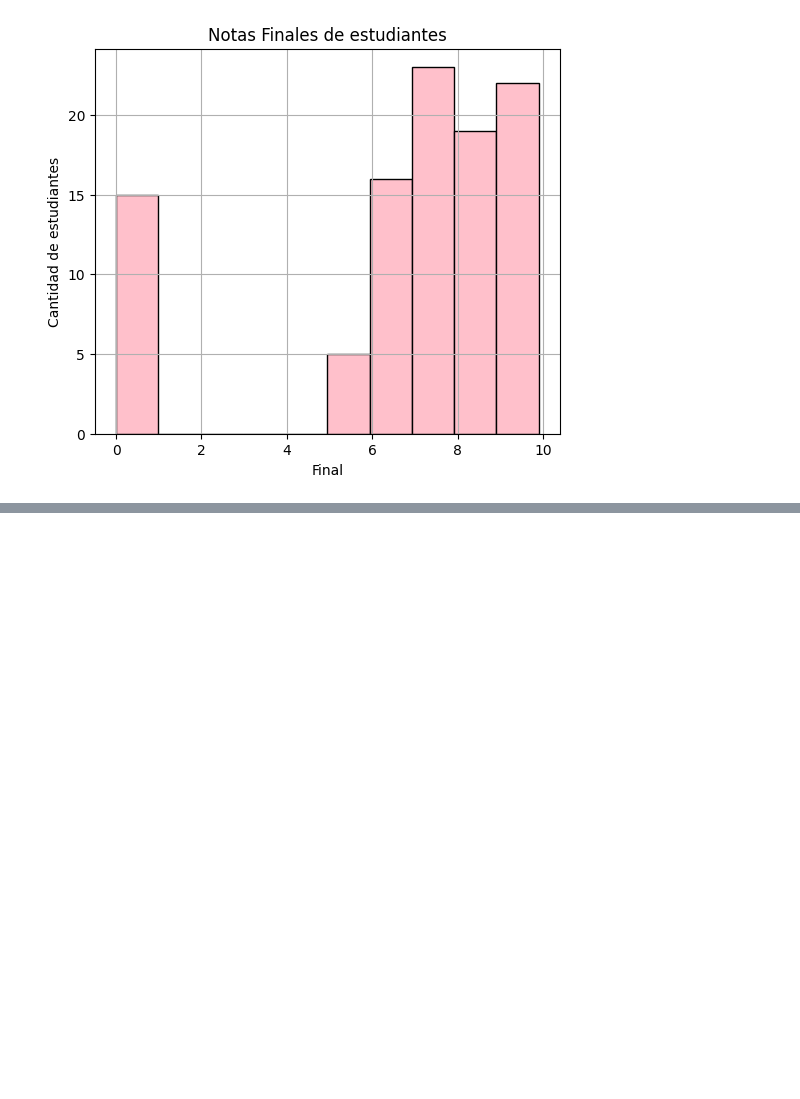
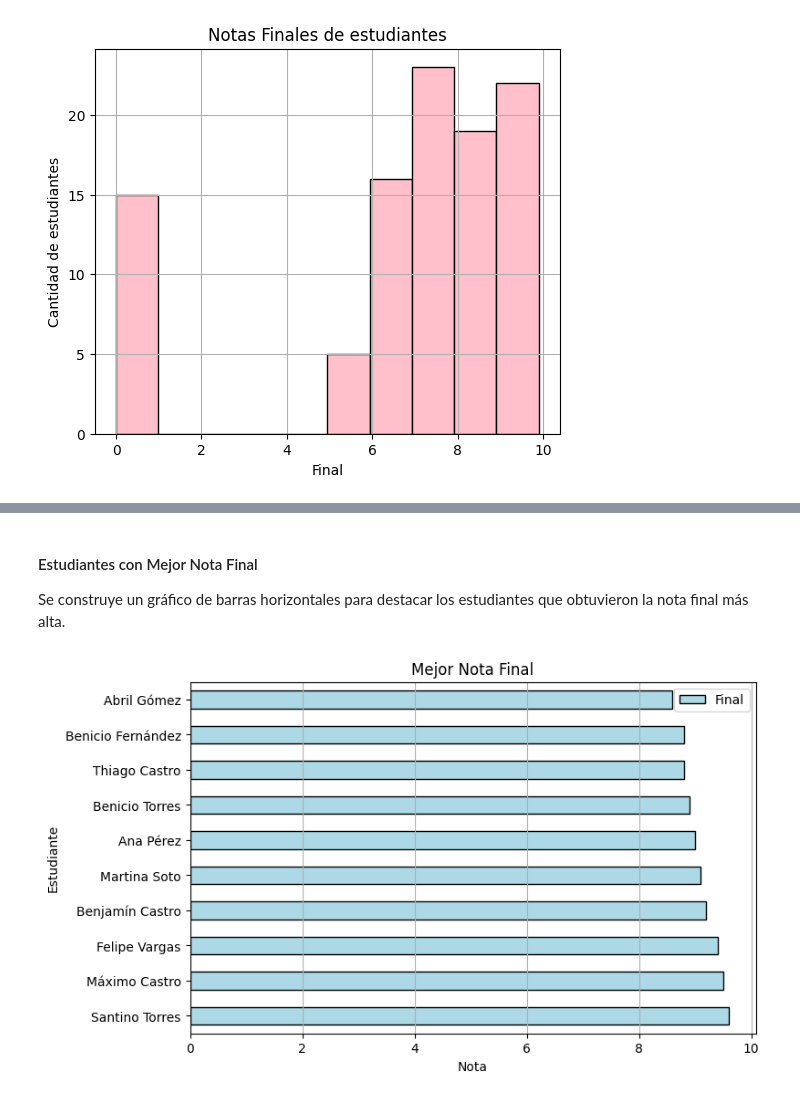
Before and after one commit to Fleitaselene-dev/mod_exam_tlp3, a Jupyter notebook: main.ipynb, the cells around one changed output, grey strips where cells are left out. Cells and saved outputs as stored; diff of their text form; code cells hidden in the pictures; blank space fills up the shorter version.

```diff
--- a/main.ipynb
+++ b/main.ipynb
@@ -226,5 +242,6 @@ El Promedio de asistencia es: 88.18
 # %% [markdown]
 #### Mejores Notas de Matematica
 # %%
-df[df['Materia'] == 'Matematicas'][['estudiante', 'Final']].sort_values('Final', ascending=False).head(10)
+mejor_nota = df[df['Materia'] == 'Matematicas'][['estudiante', 'Final']].sort_values('Final', ascending=False).head(10)
+print(mejor_nota)
 # %% [output]
@@ -278,0 +336,12 @@ plt.show()
+# %% [markdown]
+#### Estudiantes con Mejor Nota Final
+Se construye un gráfico de barras horizontales para destacar los estudiantes que obtuvieron la nota final más alta.
+# %%
+mejor_nota.plot(x='estudiante', y='Final', kind='barh', color='lightblue', edgecolor='black', figsize=(8, 5))
+plt.title("Mejor Nota Final")
+plt.xlabel("Nota")
+plt.ylabel("Estudiante")
+plt.grid(axis='x', linestyle='-')
+plt.show()
+# %% [output]
+[figure, added]
```
Also changed, not shown: parts of 10 cells of this notebook.
